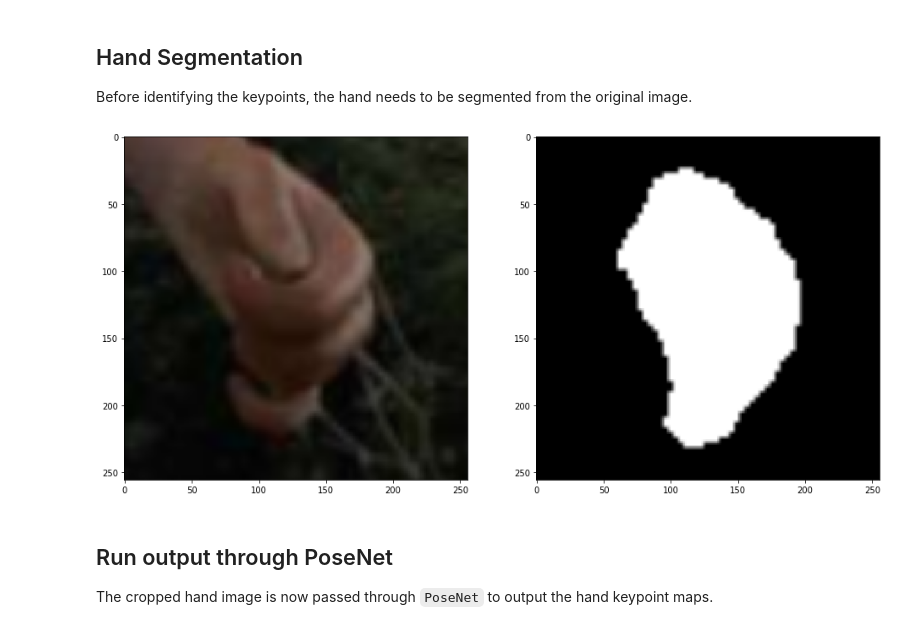
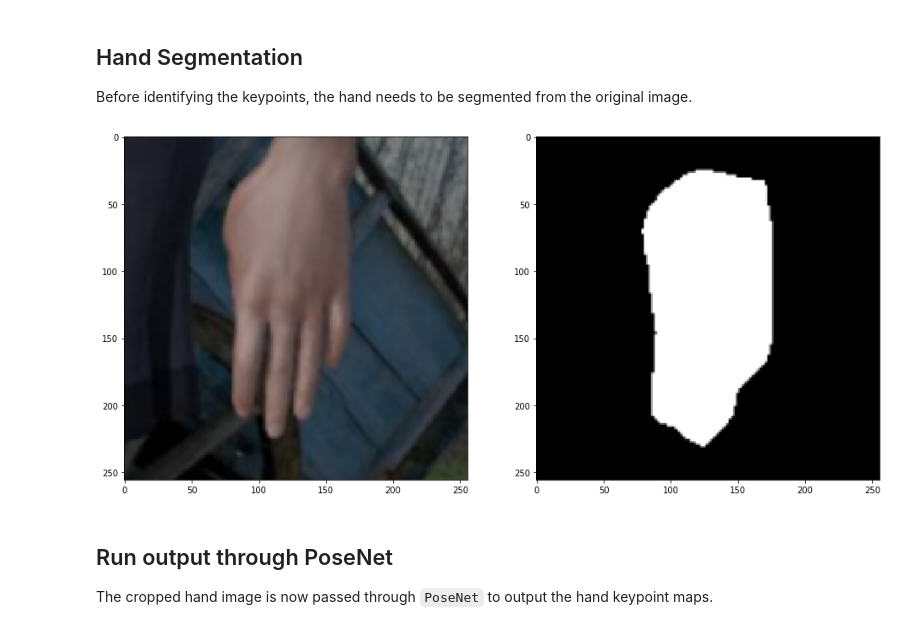
Before and after one commit to ajdillhoff/colorhandpose3d-pytorch, a Jupyter notebook: notebooks/posenet_demo.ipynb, the cells around one changed output. Saved outputs shown, nothing was run; the diff lists cells and outputs as text; code cells hidden in the pictures.

```diff
--- a/notebooks/posenet_demo.ipynb
+++ b/notebooks/posenet_demo.ipynb
@@ -78,32 +74,35 @@ def visualize_mask(img, mask):
 # %%
 transform0 = torchvision.transforms.ToPILImage()
 transform1 = torchvision.transforms.ToTensor()
 transform2 = torchvision.transforms.Resize(256)
-img = Image.open('/home/ajdillhoff/Downloads/RHD_v1-1/RHD_published_v2/training/color/00002.png')
+img = Image.open('/home/ajdillhoff/Downloads/RHD_v1-1/RHD_published_v2/training/color/00005.png')
 sample_original = transform1(transform2(img)).unsqueeze(0)
-sample = sample_original - sample_original.mean()
+sample = sample_original - 0.5
 
 # Run through network
 output = handsegnet.forward(sample)
 
 # Calculate single highest scoring object
 test_output = single_obj_scoremap(output, 21)
 
 # Crop and resize
 centers, bbs, crops = calc_center_bb(test_output)
 crops = crops.to(torch.float32)
 crop_size = 256
 
 crops[0] *= 1.25
 scale_crop = min(max(crop_size / crops[0], 0.25), 5.0)
 image_crop = crop_image_from_xy(sample_original, centers, crop_size, scale_crop)
 mask_crop = crop_image_from_xy(test_output, centers, crop_size, scale_crop)
 
+# also take a sample crop with mean subtracted
+sample_crop = crop_image_from_xy(sample, centers, crop_size, scale_crop)
+
 img = transform0(image_crop[0])
 mask_img = transform0(mask_crop[0])
 visualize_mask(img, mask_img)
 # %% [output]
-[figure, old version]
+[figure, new version]
 # %% [markdown]
 ## Run output through PoseNet
 
```
Also changed, not shown: parts of 7 cells of this notebook, 1 other file.
